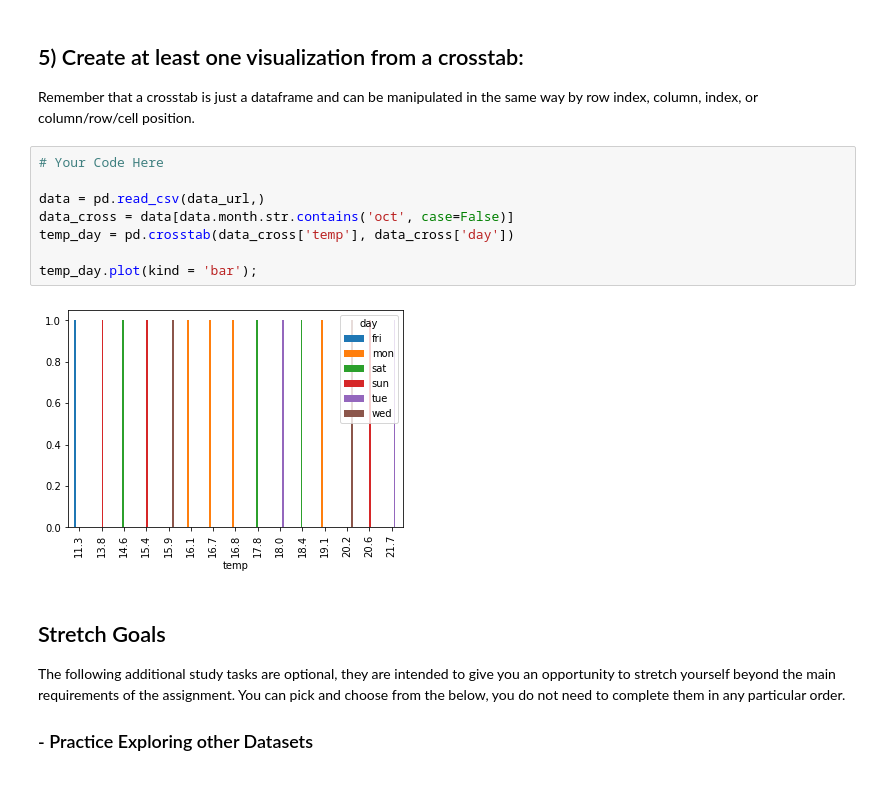
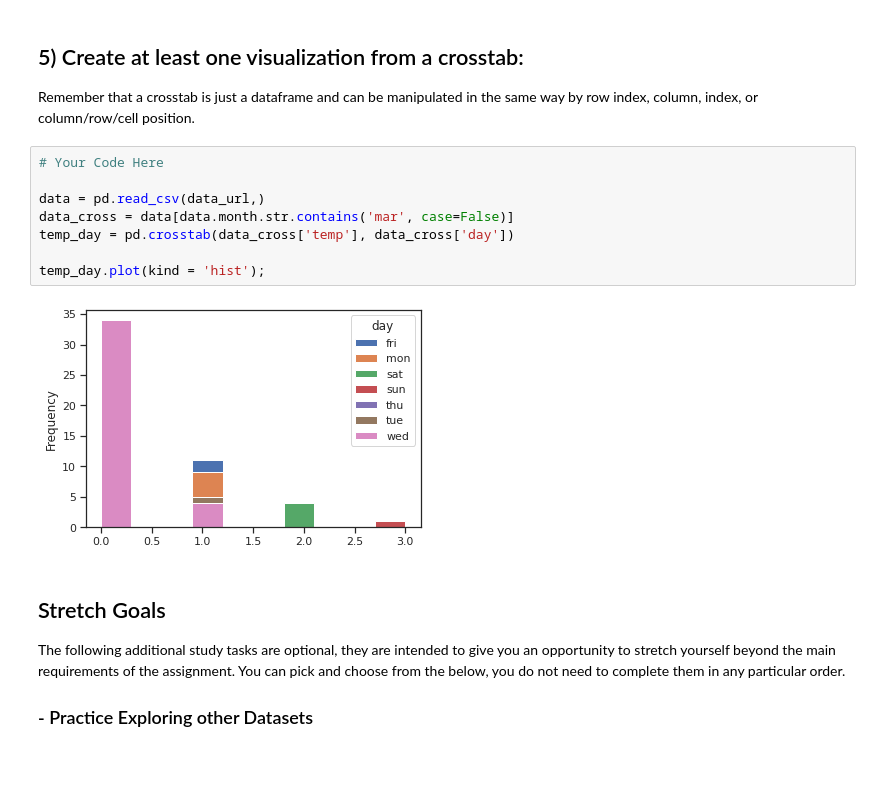
Before and after one commit to JoshuaHaga/DS-Unit-1-Sprint-1-Data-Wrangling-and-Storytelling, a Jupyter notebook: module1-exploratory-data-analysis/LS_DS_111_Exploratory_Data_Analysis_Assignment.ipynb, the cells around one changed output. Drawn from its saved outputs; the diff is of its cells as text.

```diff
--- a/module1-exploratory-data-analysis/LS_DS_111_Exploratory_Data_Analysis_Assignment.ipynb
+++ b/module1-exploratory-data-analysis/LS_DS_111_Exploratory_Data_Analysis_Assignment.ipynb
@@ -221,13 +212,13 @@ Remember that a crosstab is just a dataframe and can be manipulated in the same
 # %%
 # Your Code Here
 
 data = pd.read_csv(data_url,)
-data_cross = data[data.month.str.contains('oct', case=False)]
+data_cross = data[data.month.str.contains('mar', case=False)]
 temp_day = pd.crosstab(data_cross['temp'], data_cross['day'])
 
-temp_day.plot(kind = 'bar');
+temp_day.plot(kind = 'hist');
 # %% [output]
-[figure, old version]
+[figure, new version]
 # %% [markdown]
 ## Stretch Goals
 
```
Also changed, not shown: parts of 6 cells of this notebook.
